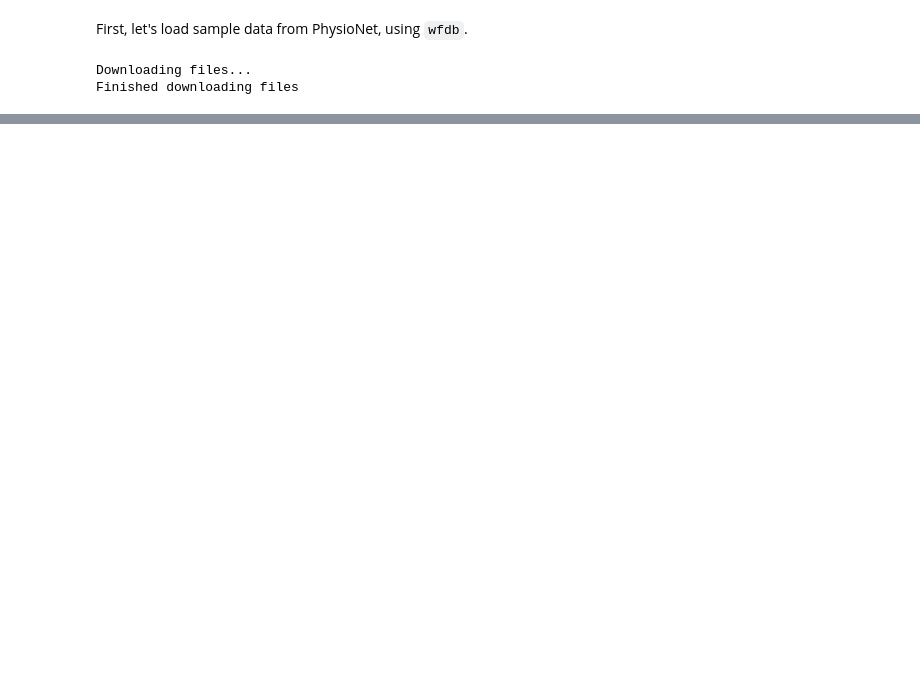
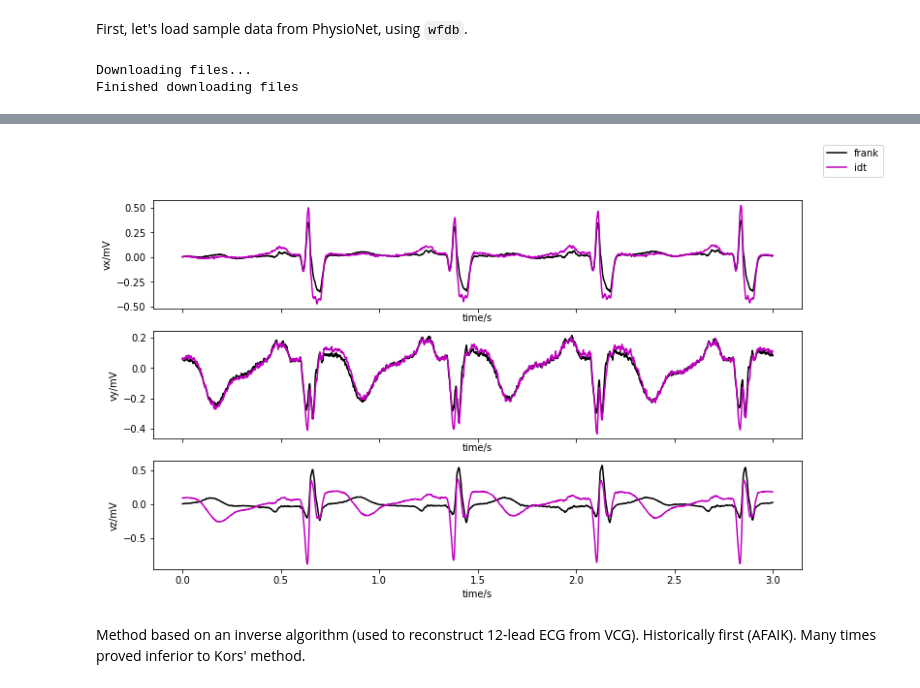
Before and after one commit to kapec94/cardiovector, a Jupyter notebook: Reconstruction.ipynb, the cells around one changed output, grey strips where cells are left out. Drawn from its saved outputs; the diff is of its cells as text; code cells hidden in the pictures; blank space fills up the shorter version.

```diff
--- a/Reconstruction.ipynb
+++ b/Reconstruction.ipynb
@@ -38,0 +97,9 @@ plt.show()
+# %%
+idt_record = rec.idt_vcg(record)
+plotting.plotrecs([record, idt_record],
+                  signals=['vx', 'vy', 'vz'], labels=['frank', 'idt'],
+                  fig_kw={'figsize': (12,7)})
+# %% [output]
+[figure, added]
+# %% [markdown]
+Method based on an inverse algorithm (used to reconstruct 12-lead ECG from VCG). Historically first (AFAIK). Many times proved inferior to Kors' method.
```
Also changed, not shown: parts of 15 cells of this notebook, 8 other files.
